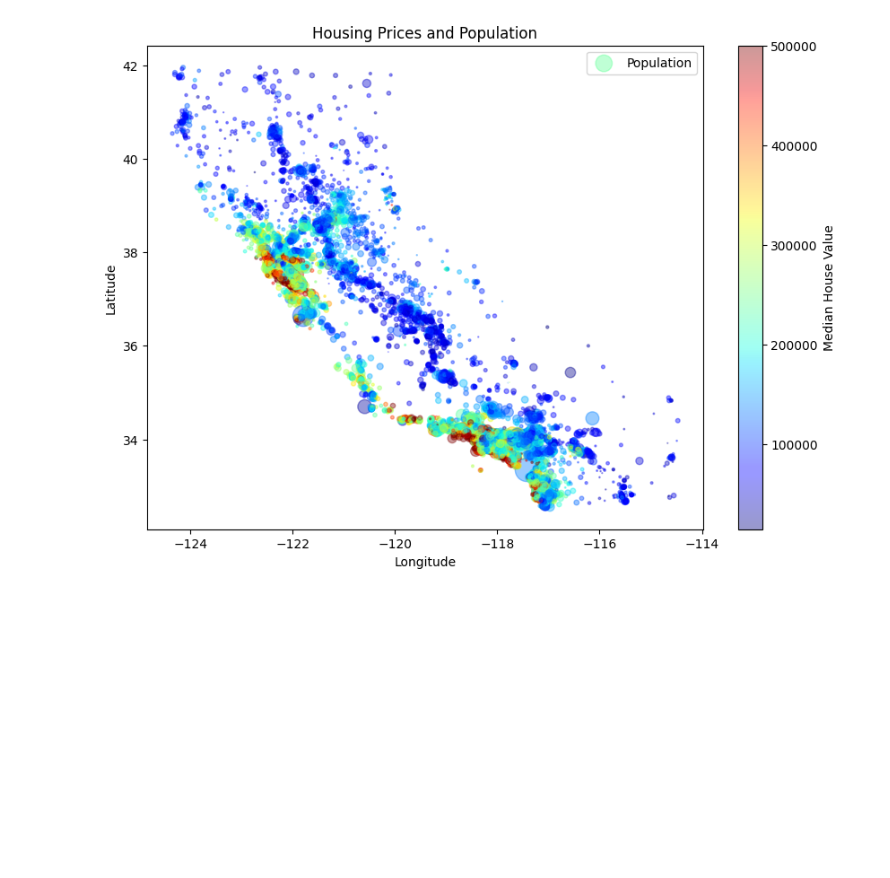
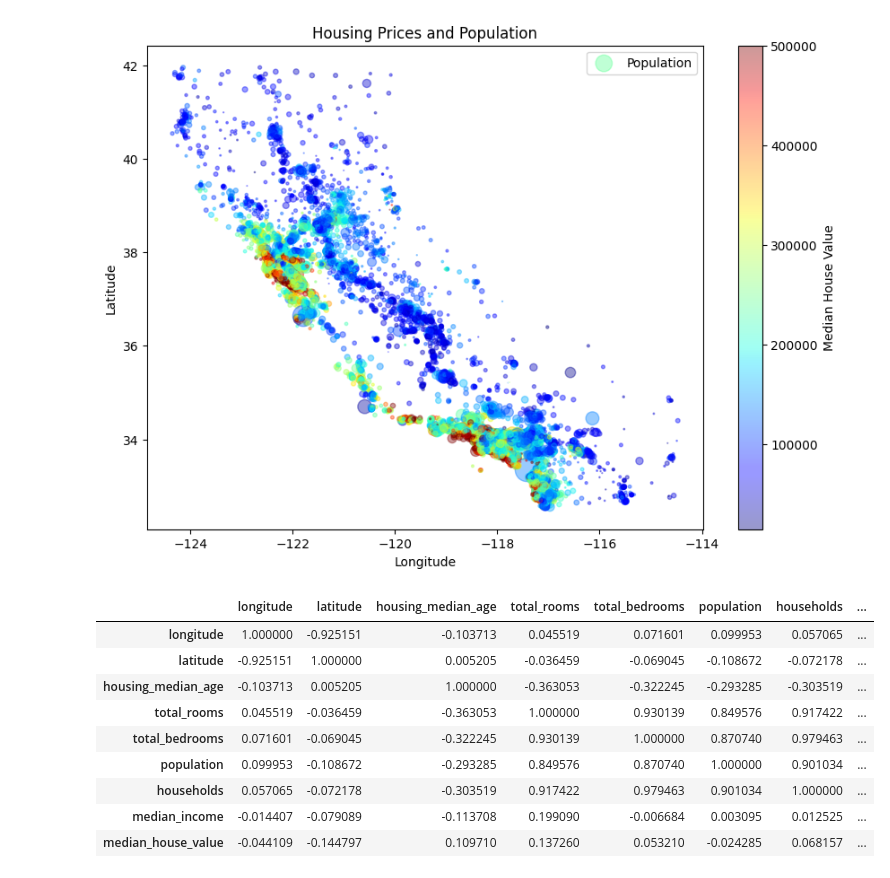
Before and after one commit to Vinuitik/AI_code, a Jupyter notebook: Hands-on-Machine Learning/ProjectEndToENd.ipynb, the cells around one changed output. Cells and saved outputs as stored; diff of their text form; code cells hidden in the pictures; blank space fills up the shorter version.

```diff
--- a/Hands-on-Machine Learning/ProjectEndToENd.ipynb
+++ b/Hands-on-Machine Learning/ProjectEndToENd.ipynb
@@ -241,3 +241,17 @@ plt.legend(['Population'])
 plt.show()
 # %% [output]
 [figure]
+# %%
+corr_matrix = corr_matrix = housing.select_dtypes(include=[np.number]).corr() # only works with numerial vlues
+corr_matrix
+# %% [output]
+|  | longitude | latitude | housing_median_age | total_rooms | total_bedrooms | population | households | ... |
+| longitude | 1.000000 | -0.925151 | -0.103713 | 0.045519 | 0.071601 | 0.099953 | 0.057065 | ... |
+| latitude | -0.925151 | 1.000000 | 0.005205 | -0.036459 | -0.069045 | -0.108672 | -0.072178 | ... |
+| housing_median_age | -0.103713 | 0.005205 | 1.000000 | -0.363053 | -0.322245 | -0.293285 | -0.303519 | ... |
+| total_rooms | 0.045519 | -0.036459 | -0.363053 | 1.000000 | 0.930139 | 0.849576 | 0.917422 | ... |
+| total_bedrooms | 0.071601 | -0.069045 | -0.322245 | 0.930139 | 1.000000 | 0.870740 | 0.979463 | ... |
+| population | 0.099953 | -0.108672 | -0.293285 | 0.849576 | 0.870740 | 1.000000 | 0.901034 | ... |
+| households | 0.057065 | -0.072178 | -0.303519 | 0.917422 | 0.979463 | 0.901034 | 1.000000 | ... |
+| median_income | -0.014407 | -0.079089 | -0.113708 | 0.199090 | -0.006684 | 0.003095 | 0.012525 | ... |
+| median_house_value | -0.044109 | -0.144797 | 0.109710 | 0.137260 | 0.053210 | -0.024285 | 0.068157 | ... |
```
Also changed, not shown: parts of 23 cells of this notebook.
